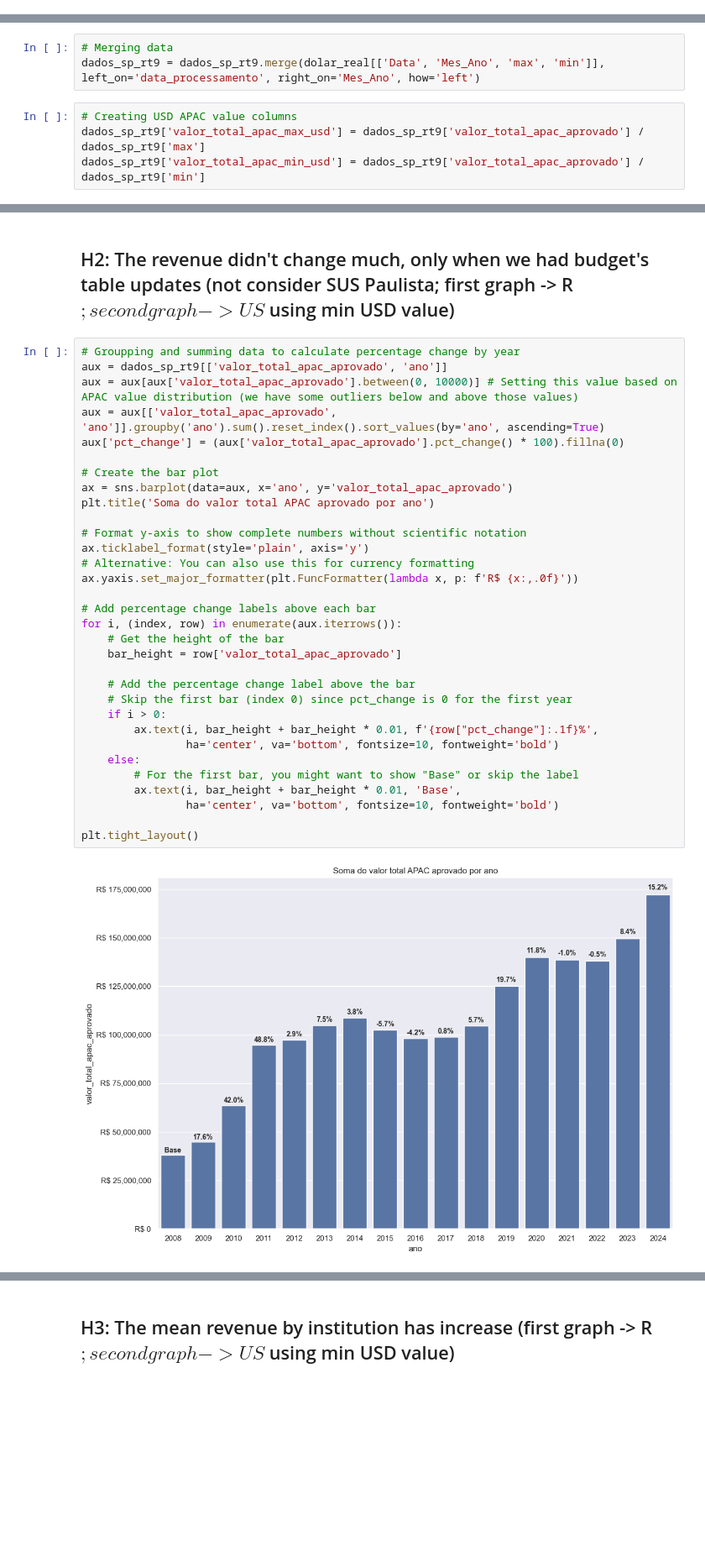
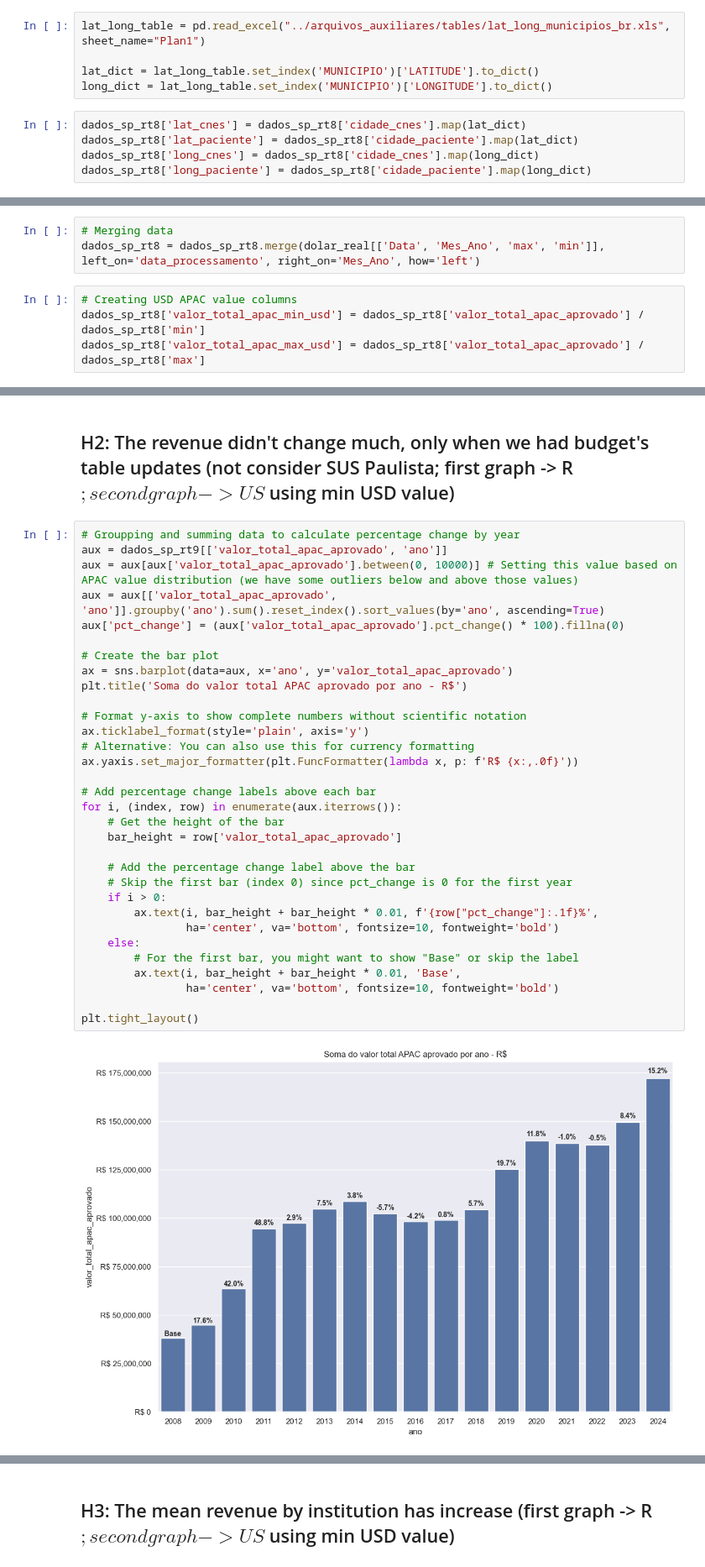
Before and after one commit to gustavo-moretto/rt_datasus, a Jupyter notebook: states/sp/dados_rt_sp.ipynb, the cells around one changed output, grey strips where cells are left out. Shown at 84% size. Cells and saved outputs as stored; diff of their text form; blank space fills up the shorter version.

```diff
--- a/states/sp/dados_rt_sp.ipynb
+++ b/states/sp/dados_rt_sp.ipynb
@@ -410,3 +417,13 @@ dados_sp_rt9 = dados_sp_rt8[['data_processamento', 'ano', 'sigla_tipo_gestao', '
+# %%
+lat_long_table = pd.read_excel("../arquivos_auxiliares/tables/lat_long_municipios_br.xls", sheet_name="Plan1")
+
+lat_dict = lat_long_table.set_index('MUNICIPIO')['LATITUDE'].to_dict()
+long_dict = lat_long_table.set_index('MUNICIPIO')['LONGITUDE'].to_dict()
+# %%
+dados_sp_rt8['lat_cnes'] = dados_sp_rt8['cidade_cnes'].map(lat_dict)
+dados_sp_rt8['lat_paciente'] = dados_sp_rt8['cidade_paciente'].map(lat_dict)
+dados_sp_rt8['long_cnes'] = dados_sp_rt8['cidade_cnes'].map(long_dict)
+dados_sp_rt8['long_paciente'] = dados_sp_rt8['cidade_paciente'].map(long_dict)
 # %% [markdown]
 ## 1.20 Creating USD BRL columns
 # %%
@@ -421,8 +438,8 @@ dolar_real['max'] = dolar_real['Máxima'].apply(lambda x: float(x.replace(',', '
 dolar_real['min'] = dolar_real['Mínima'].apply(lambda x: float(x.replace(',', '.')) if isinstance(x, str) else x)
 # %%
 # Merging data
-dados_sp_rt9 = dados_sp_rt9.merge(dolar_real[['Data', 'Mes_Ano', 'max', 'min']], left_on='data_processamento', right_on='Mes_Ano', how='left')
+dados_sp_rt8 = dados_sp_rt8.merge(dolar_real[['Data', 'Mes_Ano', 'max', 'min']], left_on='data_processamento', right_on='Mes_Ano', how='left')
 # %%
 # Creating USD APAC value columns
-dados_sp_rt9['valor_total_apac_max_usd'] = dados_sp_rt9['valor_total_apac_aprovado'] / dados_sp_rt9['max']
-dados_sp_rt9['valor_total_apac_min_usd'] = dados_sp_rt9['valor_total_apac_aprovado'] / dados_sp_rt9['min']
+dados_sp_rt8['valor_total_apac_min_usd'] = dados_sp_rt8['valor_total_apac_aprovado'] / dados_sp_rt8['min']
+dados_sp_rt8['valor_total_apac_max_usd'] = dados_sp_rt8['valor_total_apac_aprovado'] / dados_sp_rt8['max']
@@ -577,35 +598,35 @@ plt.title('Média do valor total APAC aprovado por ano');
 aux = dados_sp_rt9[['valor_total_apac_aprovado', 'ano']]
 aux = aux[aux['valor_total_apac_aprovado'].between(0, 10000)] # Setting this value based on APAC value distribution (we have some outliers below and above those values)
 aux = aux[['valor_total_apac_aprovado', 'ano']].groupby('ano').sum().reset_index().sort_values(by='ano', ascending=True)
 aux['pct_change'] = (aux['valor_total_apac_aprovado'].pct_change() * 100).fillna(0)
 
 # Create the bar plot
 ax = sns.barplot(data=aux, x='ano', y='valor_total_apac_aprovado')
-plt.title('Soma do valor total APAC aprovado por ano')
+plt.title('Soma do valor total APAC aprovado por ano - R$')
 
 # Format y-axis to show complete numbers without scientific notation
 ax.ticklabel_format(style='plain', axis='y')
 # Alternative: You can also use this for currency formatting
 ax.yaxis.set_major_formatter(plt.FuncFormatter(lambda x, p: f'R$ {x:,.0f}'))
 
 # Add percentage change labels above each bar
 for i, (index, row) in enumerate(aux.iterrows()):
     # Get the height of the bar
     bar_height = row['valor_total_apac_aprovado']
 
     # Add the percentage change label above the bar
     # Skip the first bar (index 0) since pct_change is 0 for the first year
     if i > 0:
         ax.text(i, bar_height + bar_height * 0.01, f'{row["pct_change"]:.1f}%',
                 ha='center', va='bottom', fontsize=10, fontweight='bold')
     else:
         # For the first bar, you might want to show "Base" or skip the label
         ax.text(i, bar_height + bar_height * 0.01, 'Base',
                 ha='center', va='bottom', fontsize=10, fontweight='bold')
 
 plt.tight_layout()
 # %% [output]
-[figure, old version]
+[figure, new version]
 # %%
 # Groupping and summing data to calculate percentage change by year
 aux = dados_sp_rt9[['valor_total_apac_min_usd', 'ano']]
```
Also changed, not shown: parts of 13 cells of this notebook, 9 other files.
